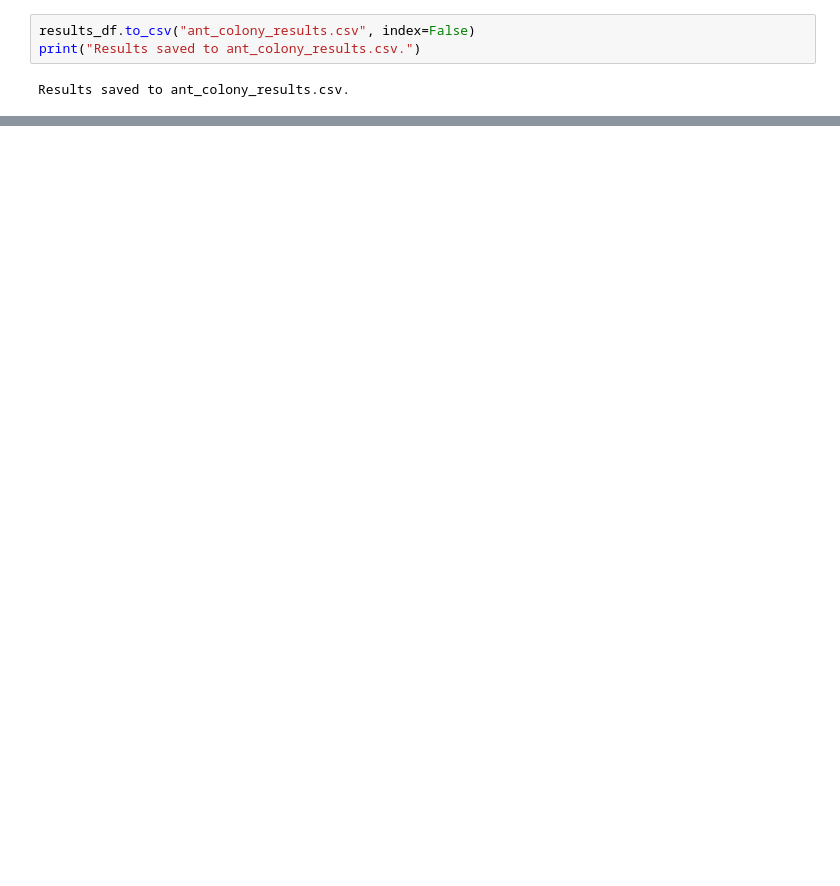
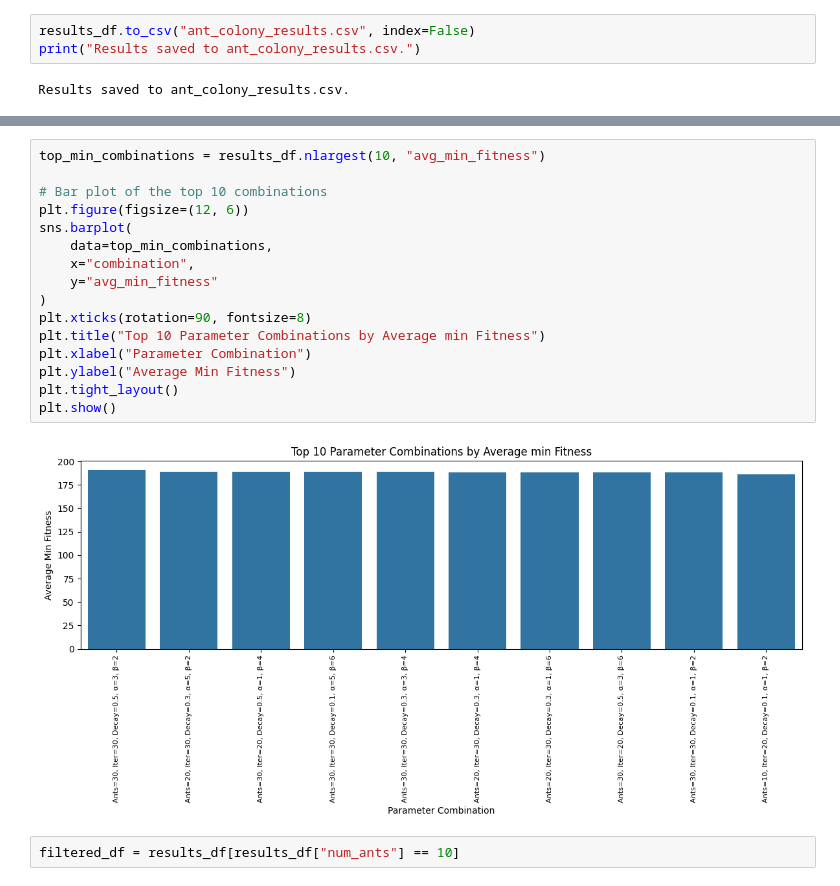
Before and after one commit to mencinas93/Hospital_Scheduling_AOC, a Jupyter notebook: AOC.ipynb, the cells around one changed output, grey strips where cells are left out. Saved outputs shown, nothing was run; the diff lists cells and outputs as text; blank space fills up the shorter version.

```diff
--- a/AOC.ipynb
+++ b/AOC.ipynb
@@ -685,0 +748,20 @@ results_df["combination"] = (
+# %%
+top_min_combinations = results_df.nlargest(10, "avg_min_fitness")
+
+# Bar plot of the top 10 combinations
+plt.figure(figsize=(12, 6))
+sns.barplot(
+    data=top_min_combinations,
+    x="combination",
+    y="avg_min_fitness"
+)
+plt.xticks(rotation=90, fontsize=8)
+plt.title("Top 10 Parameter Combinations by Average min Fitness")
+plt.xlabel("Parameter Combination")
+plt.ylabel("Average Min Fitness")
+plt.tight_layout()
+plt.show()
+# %% [output]
+[figure, added]
+# %%
+filtered_df = results_df[results_df["num_ants"] == 10]
```
Also changed, not shown: parts of 18 cells of this notebook.
